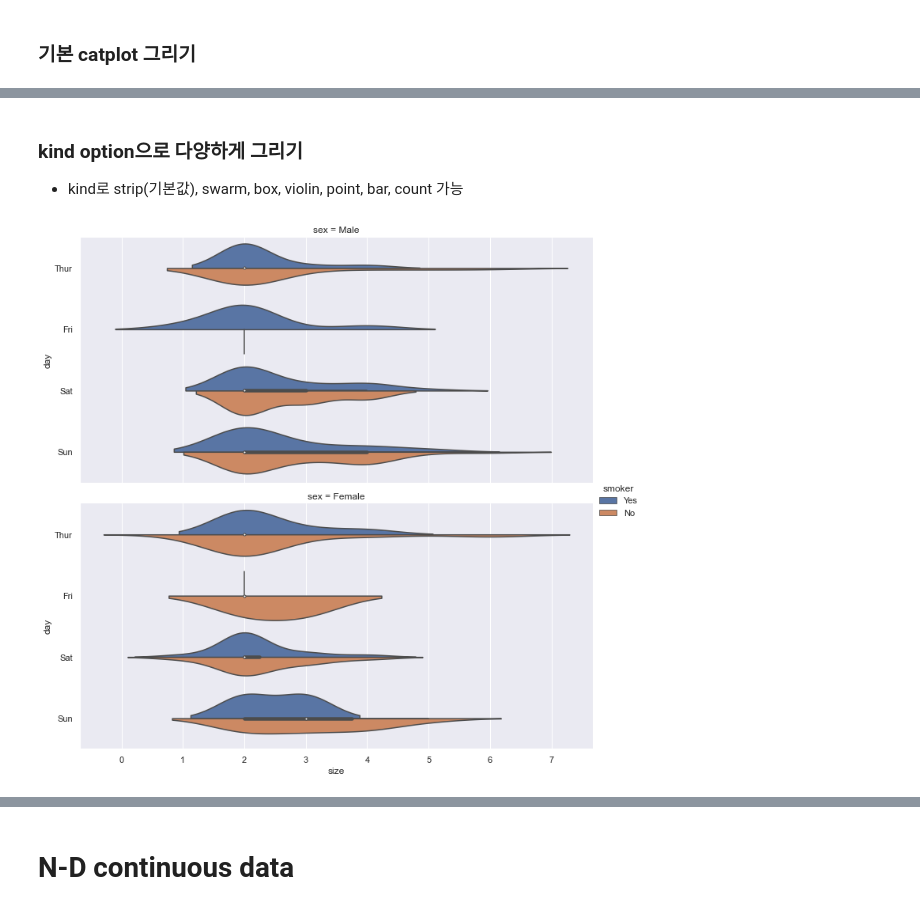
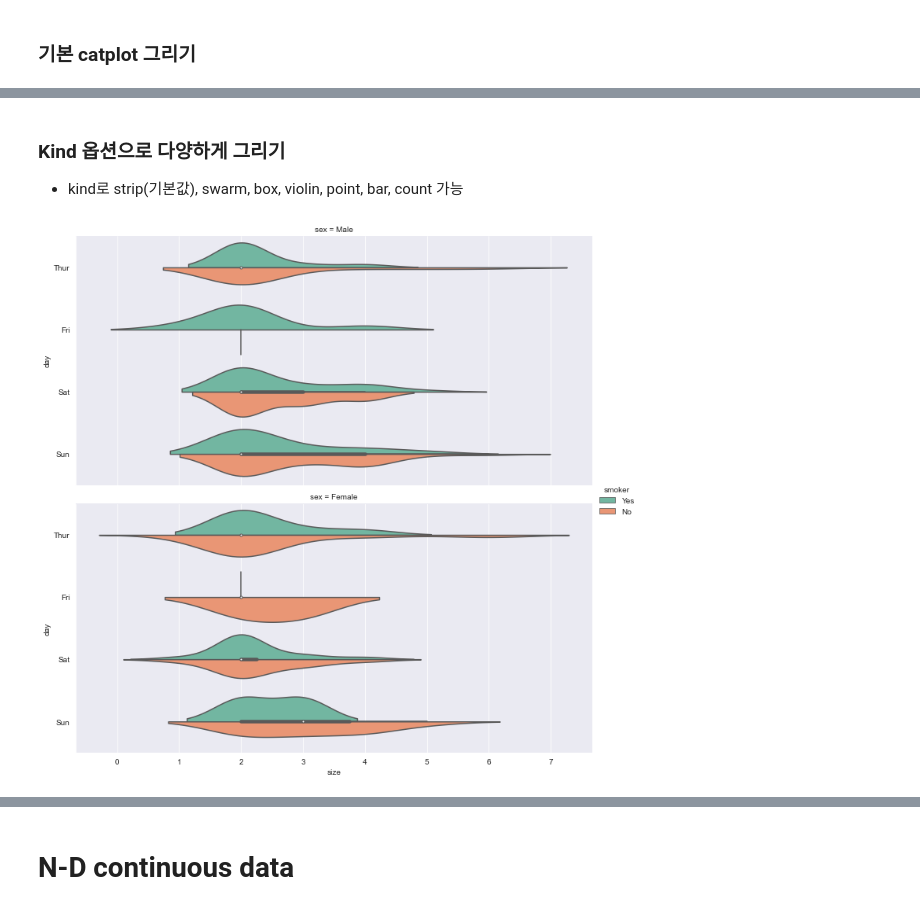
Before and after one commit to dongminlee94/data-visualization-tutorial, a Jupyter notebook: src/2_seaborn.ipynb, the cells around one changed output, grey strips where cells are left out. Cells and saved outputs as stored; diff of their text form; code cells hidden in the pictures.

```diff
--- a/src/2_seaborn.ipynb
+++ b/src/2_seaborn.ipynb
@@ -23,4 +25,4 @@ plt.rcParams["figure.figsize"] = (12, 9)
 sns.set_style("darkgrid")
 
 # Palette를 Set3 로 설정
-# sns.set_palette('Set3')
+sns.set_palette('Set2')
@@ -413,12 +421,18 @@ plt.show()
 # %% [markdown]
-### kind option으로 다양하게 그리기
+### Kind 옵션으로 다양하게 그리기
 - kind로 strip(기본값), swarm, box, violin, point, bar, count 가능
 # %%
-sns.catplot(x="size", y="day", hue="smoker", row="sex", data=tips,
-            split=True, aspect=2, kind="violin")
+sns.catplot(x="size",
+            y="day",
+            hue="smoker",
+            row="sex",
+            data=tips,
+            split=True,
+            aspect=2,
+            kind="violin")
 plt.show()
 # %% [output]
-[figure, old version]
+[figure, new version]
 # %%
 sns.catplot(x="size", y="day", hue="smoker", row="sex", data=tips,
             split=True, aspect=2, kind="swarm")
```
Also changed, not shown: parts of 81 cells of this notebook, 10 other files.
